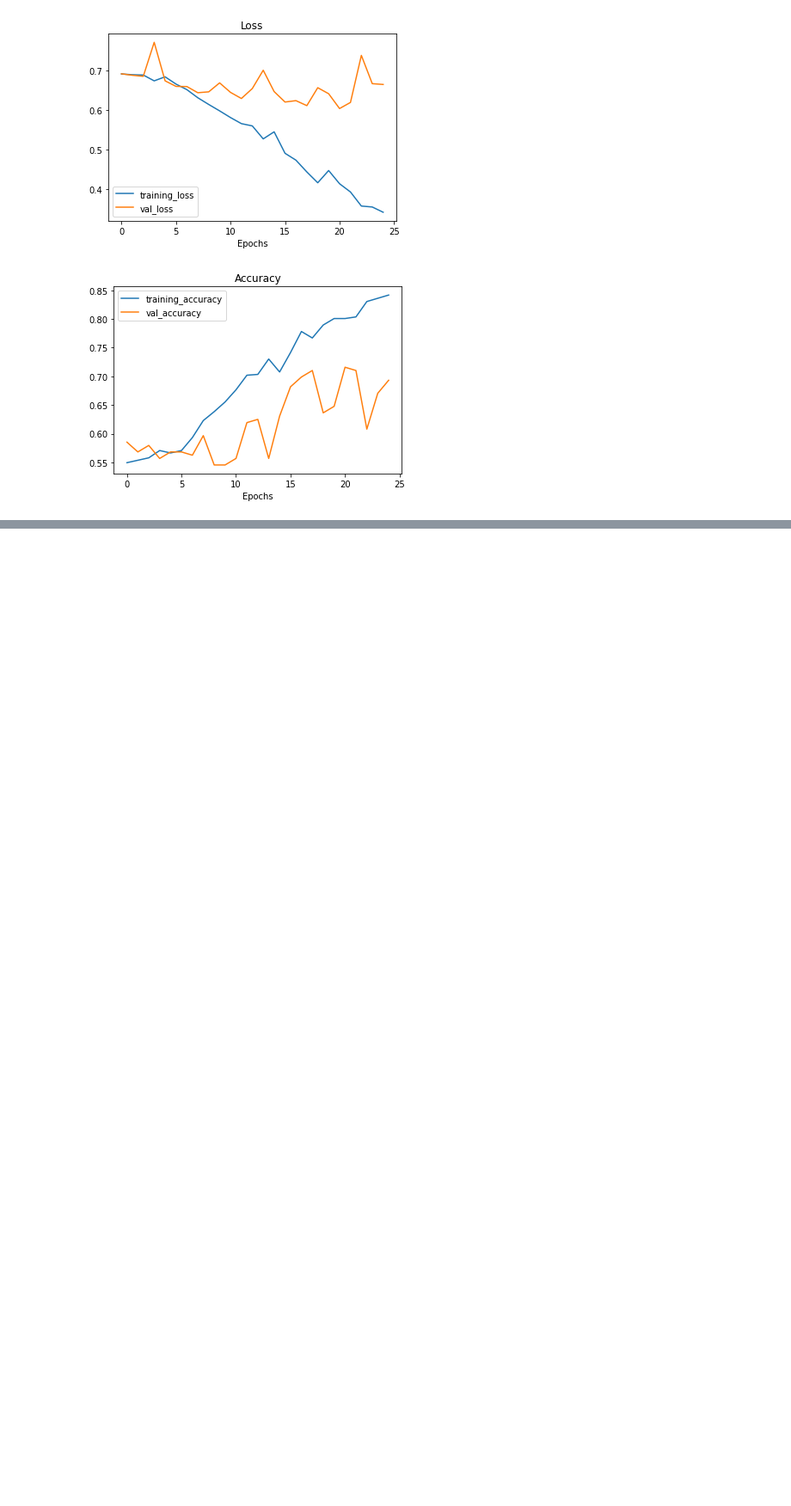
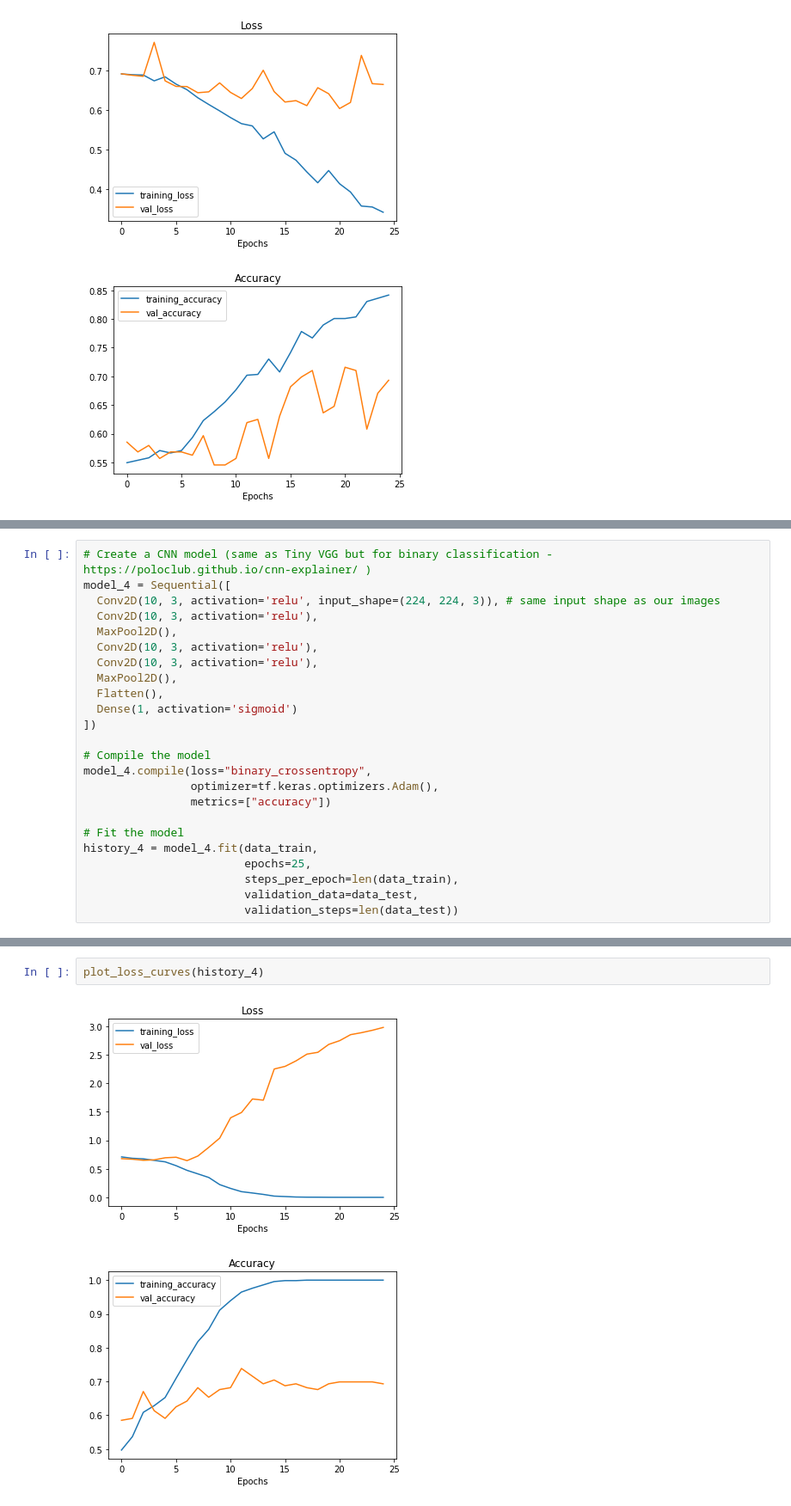
Before and after one commit to milaomrani/Cavitiy_classification, a Jupyter notebook: Cavities_image_classification_.ipynb, the cells around one changed output, grey strips where cells are left out. Shown at 86% size. Drawn from its saved outputs; the diff is of its cells as text; blank space fills up the shorter version.

```diff
--- a/Cavities_image_classification_.ipynb
+++ b/Cavities_image_classification_.ipynb
@@ -203,0 +258,24 @@ plot_loss_curves(history_2)
+# %%
+# Create a CNN model (same as Tiny VGG but for binary classification - https://poloclub.github.io/cnn-explainer/ )
+model_4 = Sequential([
+  Conv2D(10, 3, activation='relu', input_shape=(224, 224, 3)), # same input shape as our images
+  Conv2D(10, 3, activation='relu'),
+  MaxPool2D(),
+  Conv2D(10, 3, activation='relu'),
+  Conv2D(10, 3, activation='relu'),
+  MaxPool2D(),
+  Flatten(),
+  Dense(1, activation='sigmoid')
+])
+
+# Compile the model
+model_4.compile(loss="binary_crossentropy",
+                optimizer=tf.keras.optimizers.Adam(),
+                metrics=["accuracy"])
+
+# Fit the model
+history_4 = model_4.fit(data_train,
+                        epochs=25,
+                        steps_per_epoch=len(data_train),
+                        validation_data=data_test,
+                        validation_steps=len(data_test))
@@ -203,0 +301,5 @@ plot_loss_curves(history_2)
+# %%
+plot_loss_curves(history_4)
+# %% [output]
+[figure, added]
+[figure, added]
```
Also changed, not shown: parts of 7 cells of this notebook.
